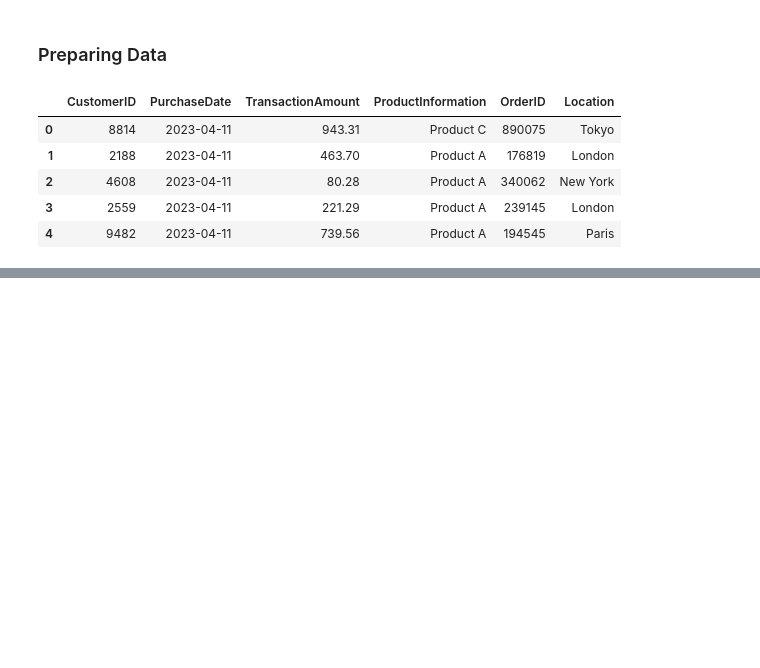
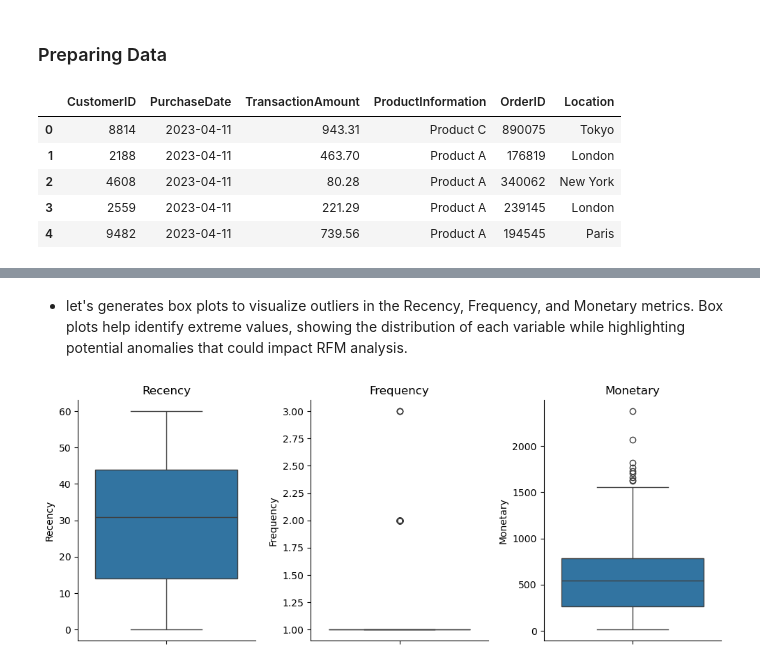
Before and after one commit to modyreturn/RFM-Analysis, a Jupyter notebook: RFM_Analysis.ipynb, the cells around one changed output, grey strips where cells are left out. Cells and saved outputs as stored; diff of their text form; code cells hidden in the pictures; blank space fills up the shorter version.

Commit message:
RFM_Analysis

```diff
--- a/RFM_Analysis.ipynb
+++ b/RFM_Analysis.ipynb
@@ -54,0 +206,23 @@ df.describe()
+# %% [markdown]
+-   let's generates box plots to visualize outliers in the Recency, Frequency, and Monetary metrics. Box plots help identify extreme values, showing the distribution of each variable while highlighting potential anomalies that could impact RFM analysis.
+# %%
+plt.figure(figsize=(10, 4))
+
+plt.subplot(1, 3, 1)
+sns.boxplot(y=rfm_df['Recency'])
+plt.title('Recency')
+
+plt.subplot(1, 3, 2)
+sns.boxplot(y=rfm_df['Frequency'])
+plt.title('Frequency')
+
+plt.subplot(1, 3, 3)
+sns.boxplot(y=rfm_df['Monetary'])
+plt.title('Monetary')
+
+
+sns.despine()
+plt.tight_layout()
+plt.show()
+# %% [output]
+[figure, added]
```
Also changed, not shown: parts of 39 cells of this notebook.
